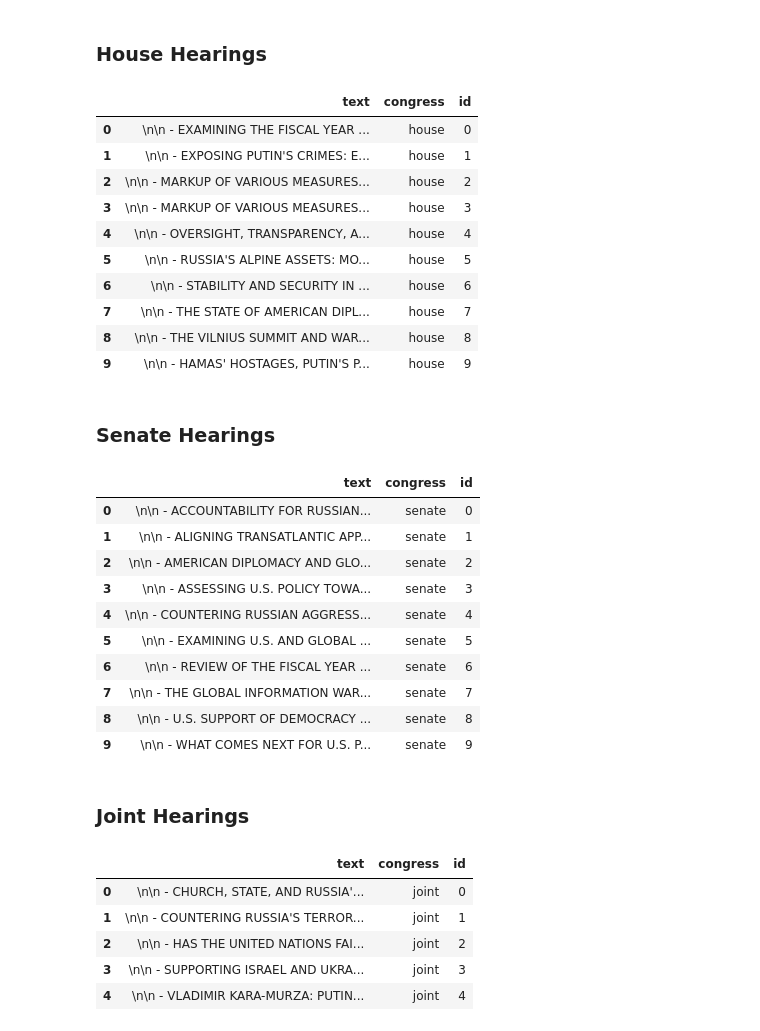
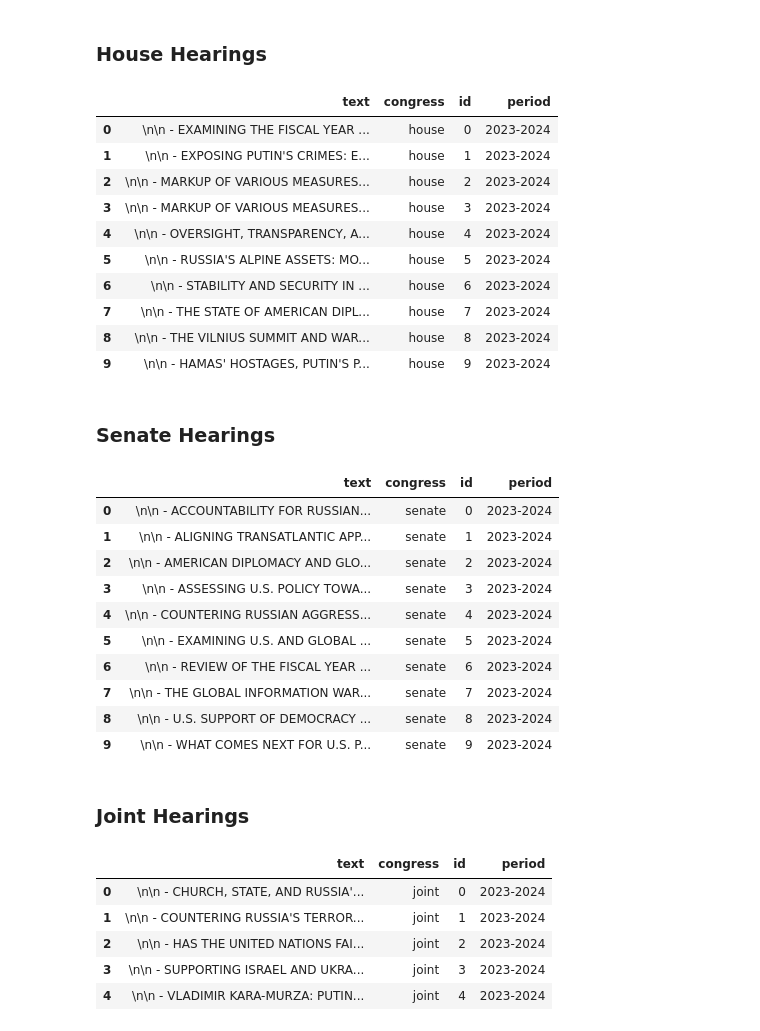
Before and after one commit to MariaFernandaOrtega/Topic-Modelling-Tutorial, a Jupyter notebook: Data and preprocessing.ipynb, the cells around one changed output. Drawn from its saved outputs; the diff is of its cells as text; code cells hidden in the pictures.

```diff
--- a/Data and preprocessing.ipynb
+++ b/Data and preprocessing.ipynb
@@ -19,9 +29,6 @@ from bs4 import BeautifulSoup
 # %% [markdown]
 ### House Hearings
 # %%
-import os
-import pandas as pd
-from bs4 import BeautifulSoup
 
 # Define the directory where your files are located
 directory_path_house = "Data/House Hearings"
@@ -32,44 +39,47 @@ house_documents = []
 for filename in os.listdir(directory_path_house):
     if filename.endswith('.txt'):  # Check if the file is a text file
         file_path = os.path.join(directory_path_house, filename)
 
         # Read the file
         with open(file_path, 'r', encoding='utf-8') as file:
             file_content = file.read()
 
         # Parse the HTML content
         soup = BeautifulSoup(file_content, 'html.parser')
 
         # Extract the text
         house_text = soup.get_text()
 
         # Append the text to the documents list
         # The ID will be assigned later, based on the DataFrame's index
         house_documents.append({
             'text': house_text,
             'congress': 'house'
         })
 
 # Create a DataFrame
 df_house_documents = pd.DataFrame(house_documents)
 
 # Assign the row number as the 'id'
 df_house_documents['id'] = df_house_documents.index
 
+# Add a new column 'Period' to the DataFrame and set its value for all rows to '2023-2024'
+df_house_documents['period'] = '2023-2024'
+
 # Show the DataFrame to verify its structure
 df_house_documents
 # %% [output]
-|  | text | congress | id |
-| 0 | \n\n - EXAMINING THE FISCAL YEAR ... | house | 0 |
-| 1 | \n\n - EXPOSING PUTIN'S CRIMES: E... | house | 1 |
-| 2 | \n\n - MARKUP OF VARIOUS MEASURES... | house | 2 |
-| 3 | \n\n - MARKUP OF VARIOUS MEASURES... | house | 3 |
-| 4 | \n\n - OVERSIGHT, TRANSPARENCY, A... | house | 4 |
-| 5 | \n\n - RUSSIA'S ALPINE ASSETS: MO... | house | 5 |
-| 6 | \n\n - STABILITY AND SECURITY IN ... | house | 6 |
-| 7 | \n\n - THE STATE OF AMERICAN DIPL... | house | 7 |
-| 8 | \n\n - THE VILNIUS SUMMIT AND WAR... | house | 8 |
-| 9 | \n\n - HAMAS' HOSTAGES, PUTIN'S P... | house | 9 |
+|  | text | congress | id | period |
+| 0 | \n\n - EXAMINING THE FISCAL YEAR ... | house | 0 | 2023-2024 |
+| 1 | \n\n - EXPOSING PUTIN'S CRIMES: E... | house | 1 | 2023-2024 |
+| 2 | \n\n - MARKUP OF VARIOUS MEASURES... | house | 2 | 2023-2024 |
+| 3 | \n\n - MARKUP OF VARIOUS MEASURES... | house | 3 | 2023-2024 |
+| 4 | \n\n - OVERSIGHT, TRANSPARENCY, A... | house | 4 | 2023-2024 |
+| 5 | \n\n - RUSSIA'S ALPINE ASSETS: MO... | house | 5 | 2023-2024 |
+| 6 | \n\n - STABILITY AND SECURITY IN ... | house | 6 | 2023-2024 |
+| 7 | \n\n - THE STATE OF AMERICAN DIPL... | house | 7 | 2023-2024 |
+| 8 | \n\n - THE VILNIUS SUMMIT AND WAR... | house | 8 | 2023-2024 |
+| 9 | \n\n - HAMAS' HOSTAGES, PUTIN'S P... | house | 9 | 2023-2024 |
 # %% [markdown]
 ### Senate Hearings
 # %%
@@ -106,20 +116,23 @@ df_documents_senate = pd.DataFrame(documents_senate)
 # Assign the row number as the 'id'
 df_documents_senate['id'] = df_documents_senate.index
 
+# Add a new column 'Period' to the DataFrame and set its value for all rows to '2023-2024'
+df_documents_senate['period'] = '2023-2024'
+
 # Show the DataFrame to verify its structure
 df_documents_senate
 # %% [output]
-|  | text | congress | id |
-| 0 | \n\n - ACCOUNTABILITY FOR RUSSIAN... | senate | 0 |
-| 1 | \n\n - ALIGNING TRANSATLANTIC APP... | senate | 1 |
-| 2 | \n\n - AMERICAN DIPLOMACY AND GLO... | senate | 2 |
-| 3 | \n\n - ASSESSING U.S. POLICY TOWA... | senate | 3 |
-| 4 | \n\n - COUNTERING RUSSIAN AGGRESS... | senate | 4 |
-| 5 | \n\n - EXAMINING U.S. AND GLOBAL ... | senate | 5 |
-| 6 | \n\n - REVIEW OF THE FISCAL YEAR ... | senate | 6 |
-| 7 | \n\n - THE GLOBAL INFORMATION WAR... | senate | 7 |
-| 8 | \n\n - U.S. SUPPORT OF DEMOCRACY ... | senate | 8 |
-| 9 | \n\n - WHAT COMES NEXT FOR U.S. P... | senate | 9 |
+|  | text | congress | id | period |
+| 0 | \n\n - ACCOUNTABILITY FOR RUSSIAN... | senate | 0 | 2023-2024 |
+| 1 | \n\n - ALIGNING TRANSATLANTIC APP... | senate | 1 | 2023-2024 |
+| 2 | \n\n - AMERICAN DIPLOMACY AND GLO... | senate | 2 | 2023-2024 |
+| 3 | \n\n - ASSESSING U.S. POLICY TOWA... | senate | 3 | 2023-2024 |
+| 4 | \n\n - COUNTERING RUSSIAN AGGRESS... | senate | 4 | 2023-2024 |
+| 5 | \n\n - EXAMINING U.S. AND GLOBAL ... | senate | 5 | 2023-2024 |
+| 6 | \n\n - REVIEW OF THE FISCAL YEAR ... | senate | 6 | 2023-2024 |
+| 7 | \n\n - THE GLOBAL INFORMATION WAR... | senate | 7 | 2023-2024 |
+| 8 | \n\n - U.S. SUPPORT OF DEMOCRACY ... | senate | 8 | 2023-2024 |
+| 9 | \n\n - WHAT COMES NEXT FOR U.S. P... | senate | 9 | 2023-2024 |
 # %% [markdown]
 ### Joint Hearings
 # %%
@@ -156,12 +169,15 @@ df_documents_joint = pd.DataFrame(documents_joint)
 # Assign the row number as the 'id'
 df_documents_joint['id'] = df_documents_joint.index
 
+# Add a new column 'Period' to the DataFrame and set its value for all rows to '2023-2024'
+df_documents_joint['period'] = '2023-2024'
+
 # Show the DataFrame to verify its structure
 df_documents_joint
 # %% [output]
-|  | text | congress | id |
-| 0 | \n\n - CHURCH, STATE, AND RUSSIA'... | joint | 0 |
-| 1 | \n\n - COUNTERING RUSSIA'S TERROR... | joint | 1 |
-| 2 | \n\n - HAS THE UNITED NATIONS FAI... | joint | 2 |
-| 3 | \n\n - SUPPORTING ISRAEL AND UKRA... | joint | 3 |
-| 4 | \n\n - VLADIMIR KARA-MURZA: PUTIN... | joint | 4 |
+|  | text | congress | id | period |
+| 0 | \n\n - CHURCH, STATE, AND RUSSIA'... | joint | 0 | 2023-2024 |
+| 1 | \n\n - COUNTERING RUSSIA'S TERROR... | joint | 1 | 2023-2024 |
+| 2 | \n\n - HAS THE UNITED NATIONS FAI... | joint | 2 | 2023-2024 |
+| 3 | \n\n - SUPPORTING ISRAEL AND UKRA... | joint | 3 | 2023-2024 |
+| 4 | \n\n - VLADIMIR KARA-MURZA: PUTIN... | joint | 4 | 2023-2024 |
```
Also changed, not shown: parts of 9 cells of this notebook, 1 other file.
